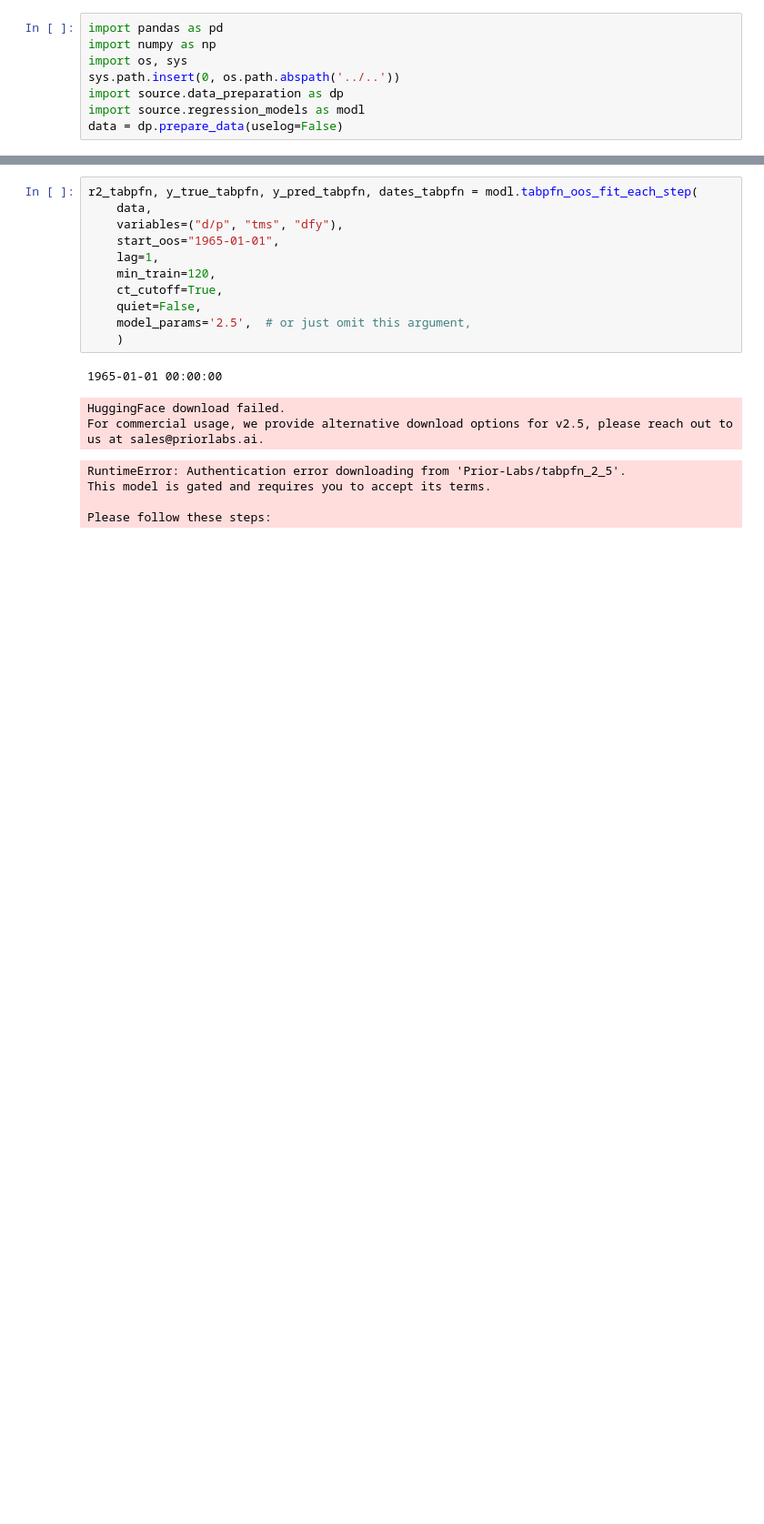
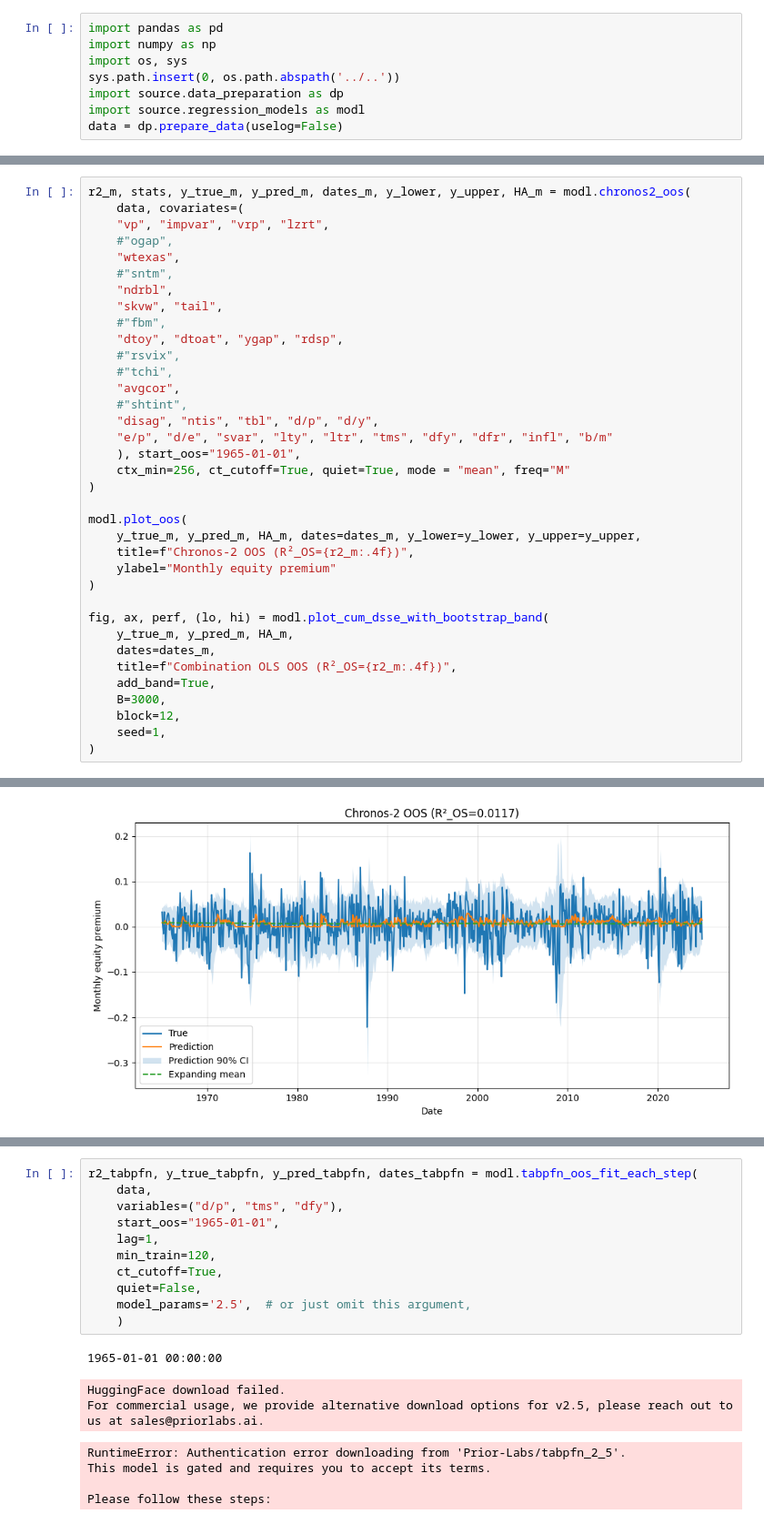
Before and after one commit to KiliTili/Masterarbeit, a Jupyter notebook: Notebooks/Benchmark/modelling_regression.ipynb, the cells around one changed output, grey strips where cells are left out. Shown at 91% size. Drawn from its saved outputs; the diff is of its cells as text; blank space fills up the shorter version.

```diff
--- a/Notebooks/Benchmark/modelling_regression.ipynb
+++ b/Notebooks/Benchmark/modelling_regression.ipynb
@@ -237 +291,38 @@ Manually calculated R2: 0.015945995367878885
 [figure]
+# %%
+r2_m, stats, y_true_m, y_pred_m, dates_m, y_lower, y_upper, HA_m = modl.chronos2_oos(
+    data, covariates=(
+    "vp", "impvar", "vrp", "lzrt",
+    #"ogap",
+    "wtexas",
+    #"sntm",
+    "ndrbl",
+    "skvw", "tail",
+    #"fbm",
+    "dtoy", "dtoat", "ygap", "rdsp",
+    #"rsvix",
+    #"tchi",
+    "avgcor",
+    #"shtint",
+    "disag", "ntis", "tbl", "d/p", "d/y",
+    "e/p", "d/e", "svar", "lty", "ltr", "tms", "dfy", "dfr", "infl", "b/m"
+    ), start_oos="1965-01-01",
+    ctx_min=256, ct_cutoff=True, quiet=True, mode = "mean", freq="M"
+)
+
+modl.plot_oos(
+    y_true_m, y_pred_m, HA_m, dates=dates_m, y_lower=y_lower, y_upper=y_upper,
+    title=f"Chronos-2 OOS (R²_OS={r2_m:.4f})",
+    ylabel="Monthly equity premium"
+)
+
+fig, ax, perf, (lo, hi) = modl.plot_cum_dsse_with_bootstrap_band(
+    y_true_m, y_pred_m, HA_m,
+    dates=dates_m,
+    title=f"Combination OLS OOS (R²_OS={r2_m:.4f})",
+    add_band=True,
+    B=3000,
+    block=12,
+    seed=1,
+)
+# %% [output]
@@ -238,3 +348,4 @@ Manually calculated R2: 0.015945995367878885
+[figure, added]
 # %%
 r2_m, stats, y_true_m, y_pred_m, dates_m, y_lower, y_upper, HA_m = modl.chronos2_oos(
     data, covariates=(), start_oos="1965-01-01",
```
Also changed, not shown: parts of 17 cells of this notebook.
